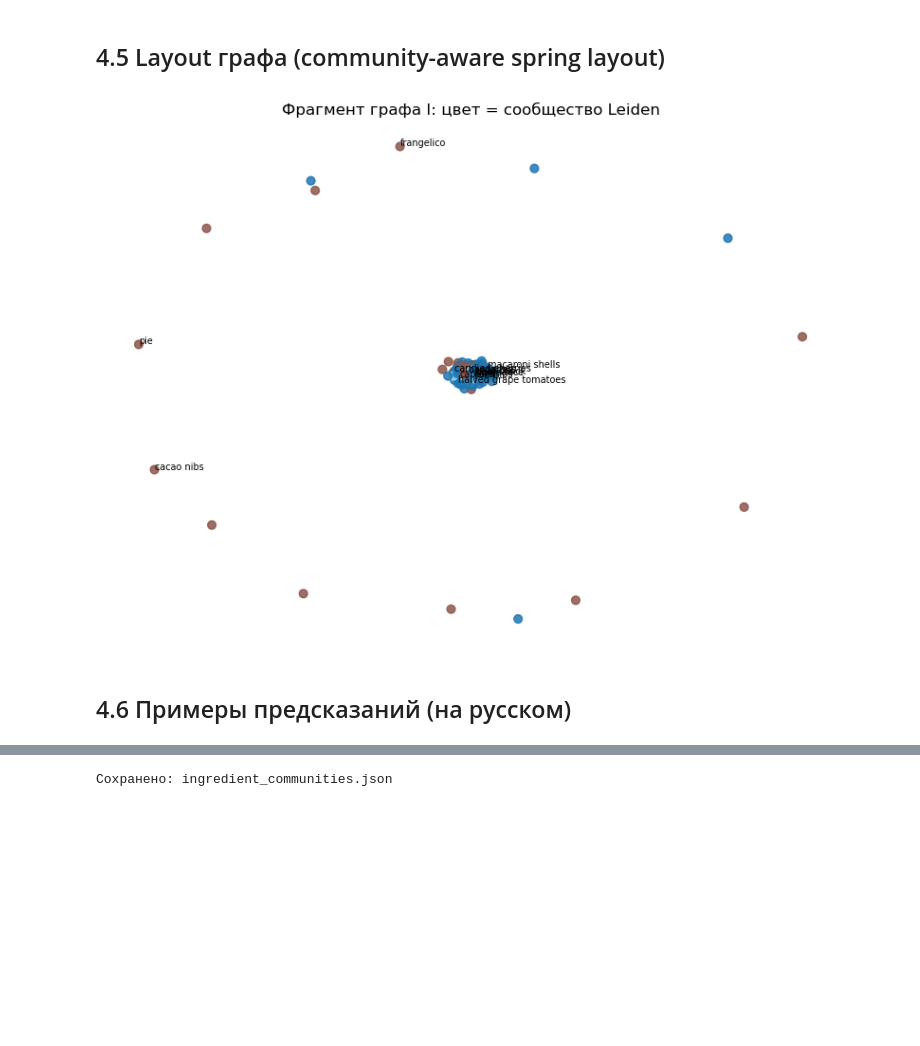
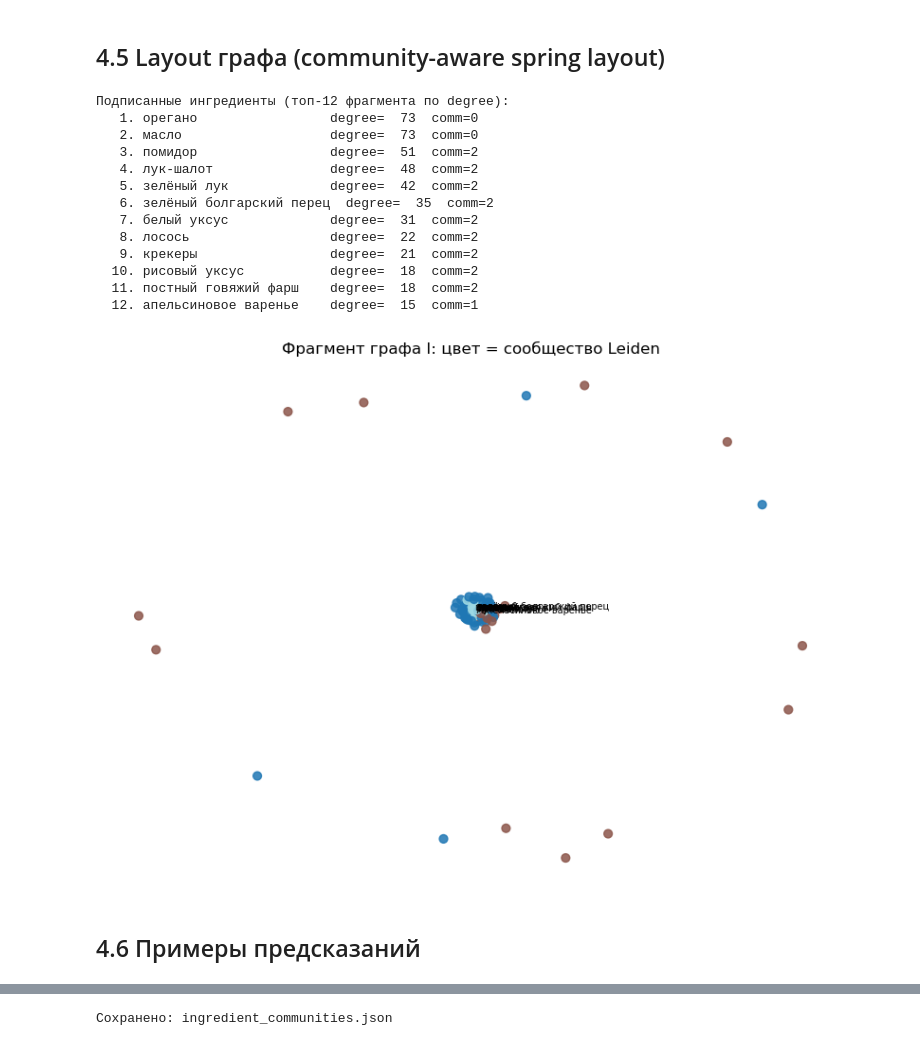
Before and after one commit to Valeriia-Reznik-Dev/recipe-ingredient-graphs-2026, a Jupyter notebook: 04_cuisine_prediction.ipynb, the cells around one changed output, grey strips where cells are left out. Cells and saved outputs as stored; diff of their text form; code cells hidden in the pictures; blank space fills up the shorter version.

```diff
--- a/04_cuisine_prediction.ipynb
+++ b/04_cuisine_prediction.ipynb
@@ -155,12 +148,17 @@ X_ing = np.hstack([struct, comm_oh])
 coords = TSNE(n_components=2, random_state=SEED, perplexity=30, max_iter=1000).fit_transform(X_ing)
 colors = [comm.get(n, 0) for n in ing_nodes]
 
+top = sorted(ing_nodes, key=lambda n: deg.get(n, 0), reverse=True)[:15]
+print('Топ-15 по degree:')
+for i, n in enumerate(top, 1):
+    c = comm.get(n, '?')
+    print(f'  {i:2d}. {ru(n):20s}  degree={deg.get(n, 0):5d}  comm={c}')
+
 fig, ax = plt.subplots(figsize=(9, 7))
 sc = ax.scatter(coords[:, 0], coords[:, 1], c=colors, cmap='tab20', s=8, alpha=0.75)
 plt.colorbar(sc, ax=ax, label='сообщество Leiden')
 
 ing_idx = {n: i for i, n in enumerate(ing_nodes)}
-top = sorted(ing_nodes, key=lambda n: deg.get(n, 0), reverse=True)[:15]
 for n in top:
     ax.annotate(ru(n), coords[ing_idx[n]], fontsize=7, alpha=0.9)
 
@@ -176,24 +190,42 @@ plt.show()
 # %%
 sub_nodes = [n for n, d in I.degree() if d >= 30][:120]
 H = I.subgraph(sub_nodes).copy()
 pos = nx.spring_layout(H, seed=SEED)
 node_colors = [comm.get(n, 0) for n in H.nodes()]
 
+top_h = sorted(H.nodes(), key=lambda n: H.degree(n), reverse=True)[:12]
+print('Подписанные ингредиенты (топ-12 фрагмента по degree):')
+for i, n in enumerate(top_h, 1):
+    print(f'  {i:2d}. {ru(n):22s}  degree={H.degree(n):4d}  comm={comm.get(n, "?")}')
+
 plt.figure(figsize=(8, 6))
 nx.draw_networkx_nodes(H, pos, node_color=node_colors, cmap=plt.cm.tab20, node_size=40, alpha=0.85)
 nx.draw_networkx_edges(H, pos, alpha=0.08)
-for n in list(H.nodes())[:12]:
+for n in top_h:
     xi, yi = pos[n]
     plt.text(xi, yi, ru(n), fontsize=7)
 plt.title('Фрагмент графа I: цвет = сообщество Leiden')
 plt.axis('off')
 plt.tight_layout()
 plt.savefig(OUT / 'cuisine_communities.png', dpi=120)
 plt.show()
 # %% [output]
+Подписанные ингредиенты (топ-12 фрагмента по degree):
+   1. орегано                 degree=  73  comm=0
+   2. масло                   degree=  73  comm=0
+   3. помидор                 degree=  51  comm=2
+   4. лук-шалот               degree=  48  comm=2
+   5. зелёный лук             degree=  42  comm=2
+   6. зелёный болгарский перец  degree=  35  comm=2
+   7. белый уксус             degree=  31  comm=2
+   8. лосось                  degree=  22  comm=2
+   9. крекеры                 degree=  21  comm=2
+  10. рисовый уксус           degree=  18  comm=2
+  11. постный говяжий фарш    degree=  18  comm=2
+  12. апельсиновое варенье    degree=  15  comm=1
-[figure, old version]
+[figure, new version]
 # %% [markdown]
-## 4.6 Примеры предсказаний (на русском)
+## 4.6 Примеры предсказаний
 # %%
 if df['cuisine'].nunique() >= 2:
     proba = clf.predict_proba(X)
```
Also changed, not shown: parts of 10 cells of this notebook, 2 other files.
